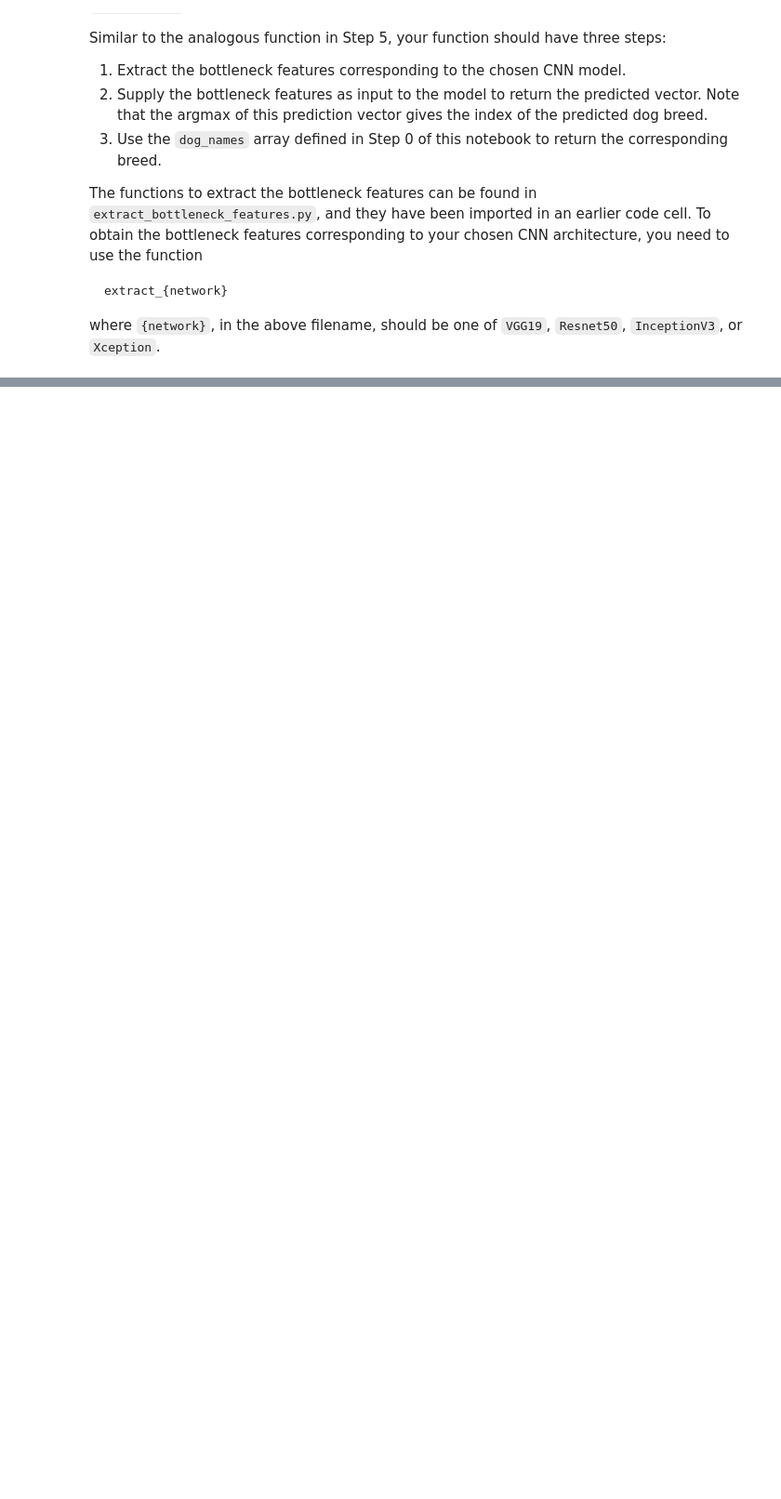
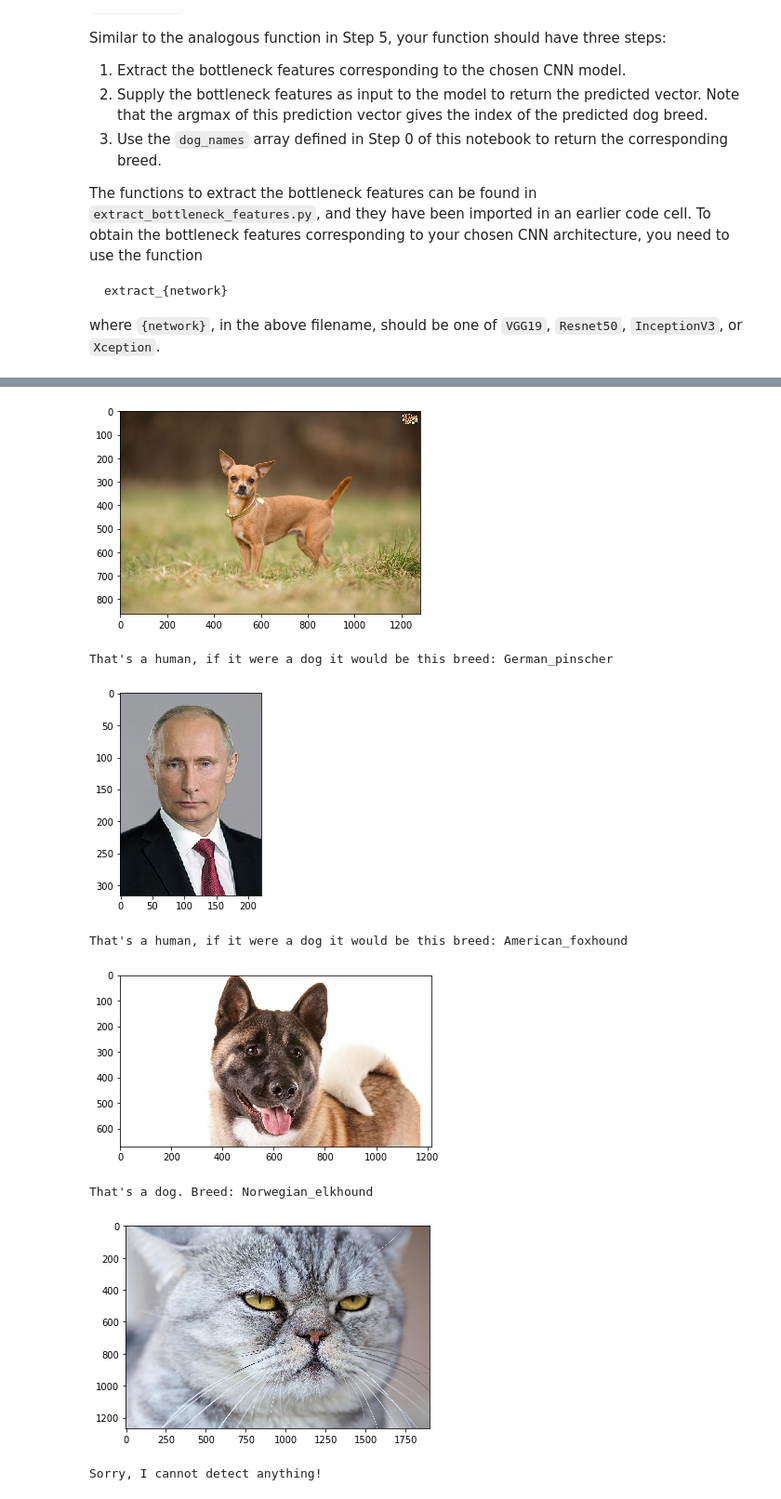
Before and after one commit to jlmatus/dog-project, a Jupyter notebook: dog_app.ipynb, the cells around one changed output, grey strips where cells are left out. Shown at 93% size. Cells and saved outputs as stored; diff of their text form; code cells hidden in the pictures; blank space fills up the shorter version.

```diff
--- a/dog_app.ipynb
+++ b/dog_app.ipynb
@@ -630,3 +774,17 @@ Some sample output for our algorithm is provided below, but feel free to design
 # %%
-### TODO: Write your algorithm.
-### Feel free to use as many code cells as needed.
+## TODO: Execute your algorithm from Step 6 on
+## at least 6 images on your computer.
+## Feel free to use as many code cells as needed.
+
+sample_files = np.array(glob("custom_images/*"))
+for path in sample_files:
+    identify_dog_breed(path)
+# %% [output]
+[figure, added]
+That's a human, if it were a dog it would be this breed: German_pinscher
+[figure, added]
+That's a human, if it were a dog it would be this breed: American_foxhound
+[figure, added]
+That's a dog. Breed: Norwegian_elkhound
+[figure, added]
+Sorry, I cannot detect anything!
```
Also changed, not shown: parts of 21 cells of this notebook.
